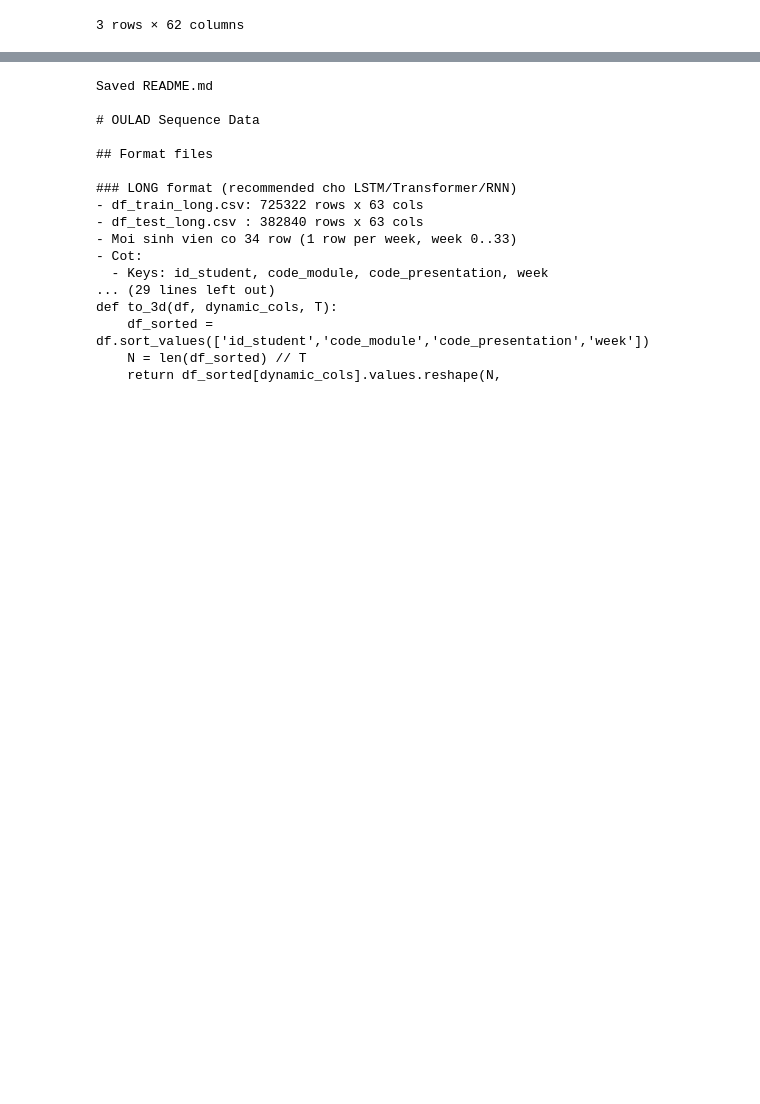
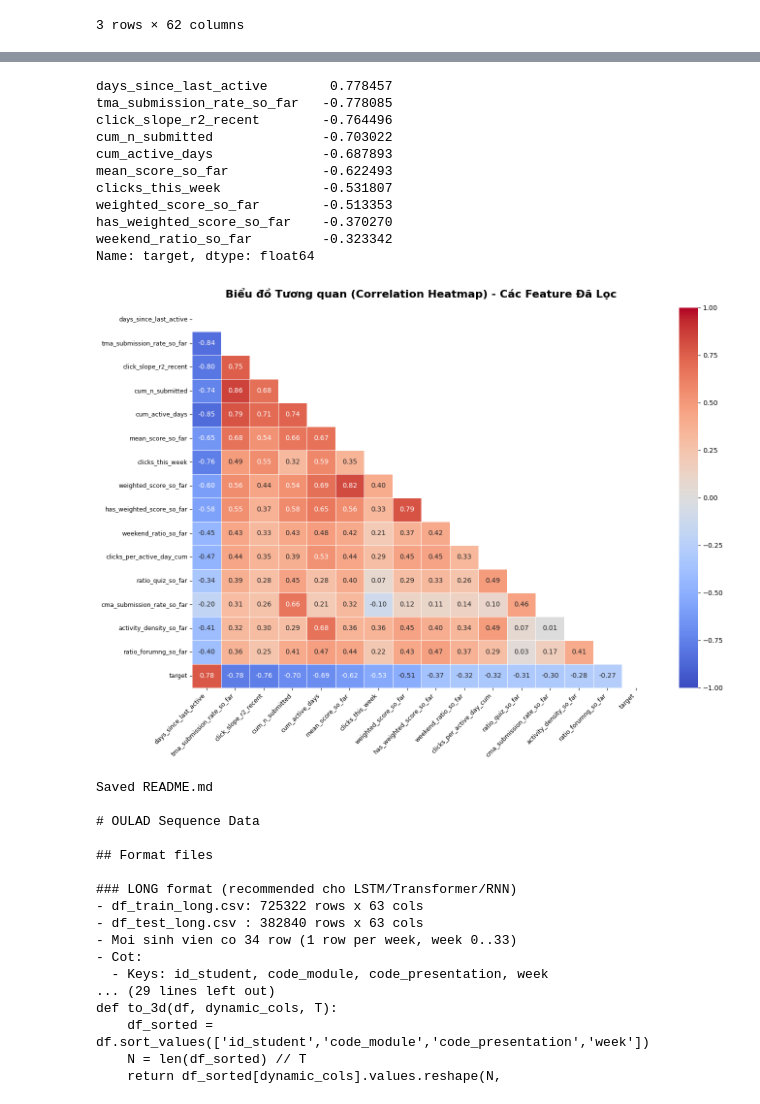
Before and after one commit to phuocindacs/CS-313-Data-Mining, a Jupyter notebook: ketqua/OULAD sequence/oulad-01-FE.ipynb, the cells around one changed output, grey strips where cells are left out. Cells and saved outputs as stored; diff of their text form; code cells hidden in the pictures; blank space fills up the shorter version.

Commit message:
feature engineering : correlation filter DL

```diff
--- a/ketqua/OULAD sequence/oulad-01-FE.ipynb
+++ b/ketqua/OULAD sequence/oulad-01-FE.ipynb
@@ -845,3 +821,22 @@ Số lượng Static Features gốc: 25 -> Sau khi lọc: 14
+# %%
+drop_dynamic = [
+    # Yếu với target (Pearson < 0.03)
+    'gap_std_so_far', 'ratio_url_so_far', 'weekend_clicks_week','std_clicks_week',
+    # Collinear cực mạnh — giữ cái mạnh nhất với target trong mỗi nhóm
+    'active_days_this_week', 'max_daily_clicks_week', 'median_daily_clicks_week',  # r~1.0 với clicks_this_week
+    'active_rate_so_far',   # r=1.00 với cum_active_days
+    'cum_clicks',           # r=0.95 với cum_active_days
+    'active_span_so_far',   # r=-0.97 với days_since_last_active
+    'n_missing_so_far',     # r=-0.92 với tma_submission_rate
+]
+
+drop_static = [
+    'region_Scotland', 'region_Wales', 'region_East Midlands Region',  # Chi-square p > 0.05
+    'gender_encoded', 'disability_encoded',                            # fairness
+]
+# Cập nhật lại list DYNAMIC_FEATURES và STATIC_FEATURES
+DYNAMIC_FEATURES = [f for f in DYNAMIC_FEATURES if f not in drop_dynamic]
+STATIC_FEATURES = [f for f in STATIC_FEATURES if f not in drop_static]
 # %%
 # 4.6 SAVE FILES theo format giong notebook goc
 
@@ -922,3 +1065,55 @@ Xuat xong 58 features vao /kaggle/working/seq_data/
+# %%
+import seaborn as sns
+import matplotlib.pyplot as plt
+import numpy as np
+import pandas as pd
+
+corr_cols = DYNAMIC_FEATURES + ['target']
+corr_matrix = df_raw_wide[corr_cols].corr(method='spearman')
+
+target_corr = corr_matrix['target'].drop('target').sort_values(key=abs, ascending=False)
+
+print(target_corr.head(10))
+print("\n")
+
+# 3. Chọn top 15 features mạnh nhất để vẽ Heatmap
+top_15_features = target_corr.head(15).index.tolist()
+heatmap_cols = top_15_features + ['target']
+
+# Tạo mask tam giác trên để tránh thông tin trùng lặp
+corr_sub = df_raw_wide[heatmap_cols].corr(method='spearman')
+mask = np.triu(np.ones_like(corr_sub, dtype=bool))
+
+fig, ax = plt.subplots(figsize=(14, 10))
+sns.heatmap(corr_sub,
+            ax=ax,
+            mask=mask,
+            annot=True,
+            cmap='coolwarm',
+            fmt=".2f",
+            linewidths=0.5,
+            vmin=-1, vmax=1,
+            center=0)
+
+ax.set_xticklabels(ax.get_xticklabels(), rotation=45, ha='right', fontsize=9)
+ax.set_yticklabels(ax.get_yticklabels(), rotation=0, fontsize=9)
+
+ax.set_title('Biểu đồ Tương quan (Correlation Heatmap) - Các Feature Đã Lọc', fontsize=16, fontweight='bold', pad=15)
+plt.tight_layout()
+plt.show()
+# %% [output]
+days_since_last_active        0.778457
+tma_submission_rate_so_far   -0.778085
+click_slope_r2_recent        -0.764496
+cum_n_submitted              -0.703022
+cum_active_days              -0.687893
+mean_score_so_far            -0.622493
+clicks_this_week             -0.531807
+weighted_score_so_far        -0.513353
+has_weighted_score_so_far    -0.370270
+weekend_ratio_so_far         -0.323342
+Name: target, dtype: float64
+[figure, added]
 # %%
 readme_text = f'''# OULAD Sequence Data
 
```
Also changed, not shown: parts of 5 cells of this notebook, 5 other files.
